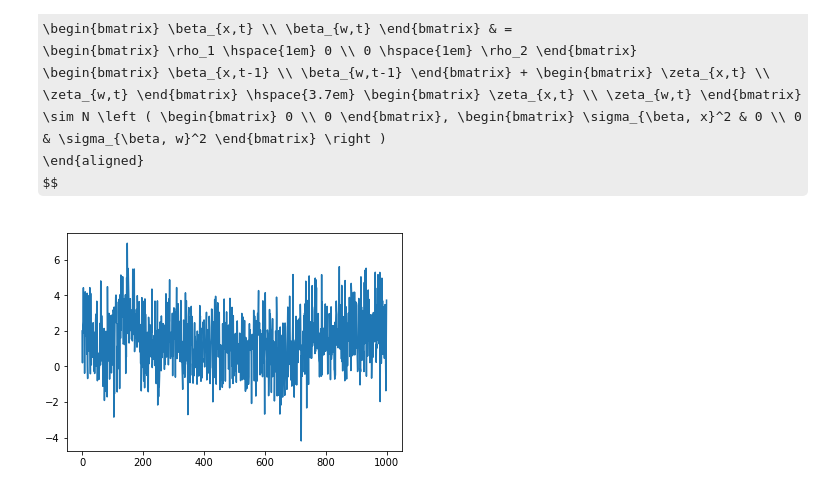
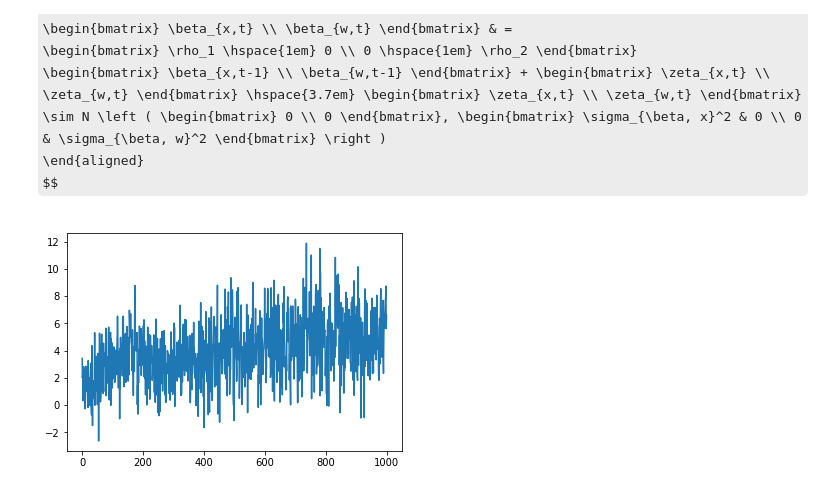
Before and after one commit to cdagnino/LearningModels, a Jupyter notebook: Notebooks/estimation/KalmanFilterDmd/fulton.ipynb, the cells around one changed output. Drawn from its saved outputs; the diff is of its cells as text; code cells hidden in the pictures; some formulas as TeX source.

```diff
--- a/Notebooks/estimation/KalmanFilterDmd/fulton.ipynb
+++ b/Notebooks/estimation/KalmanFilterDmd/fulton.ipynb
@@ -140,32 +149,32 @@ $$
 # %%
 nobs = 1000
 
-rs = np.random.RandomState(seed=93572)
+rs = np.random.RandomState(seed=2131) #93572
 
 d = 1.5
 var_y = 2
 var_coeff_x = 0.01
 var_coeff_w = 0.02
-rho1 = 0.98
-rho2 = 0.96
+rho1 = 1.#0.98
+rho2 = 0.995
 
 x_t = rs.uniform(size=nobs)
 w_t = rs.uniform(size=nobs)
 eps = rs.normal(scale=var_y**0.5, size=nobs)
 
 beta_x = np.empty(nobs)
 beta_x[0] = rs.normal(size=1, scale=var_coeff_x**0.5)
 for i in range(nobs-1):
     beta_x[i+1] = rho1*beta_x[i] + rs.normal(size=1, scale=var_coeff_x**0.5)
 
 beta_w = np.empty(nobs)
 beta_w[0] = rs.normal(size=1, scale=var_coeff_w**0.5)
 for i in range(nobs-1):
     beta_w[i+1] = rho1*beta_w[i] + rs.normal(size=1, scale=var_coeff_w**0.5)
 
 
 y_t = d + beta_x * x_t + beta_w * w_t + eps
 
 plt.plot(y_t);
 # %% [output]
-[figure, old version]
+[figure, new version]
```
Also changed, not shown: parts of 11 cells of this notebook.
